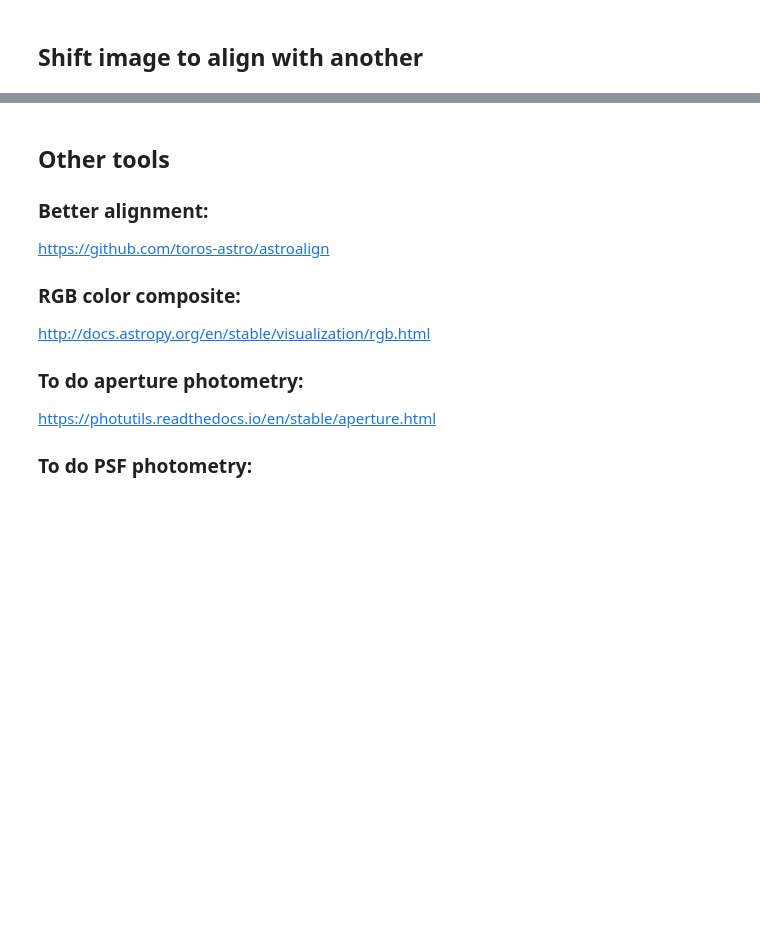
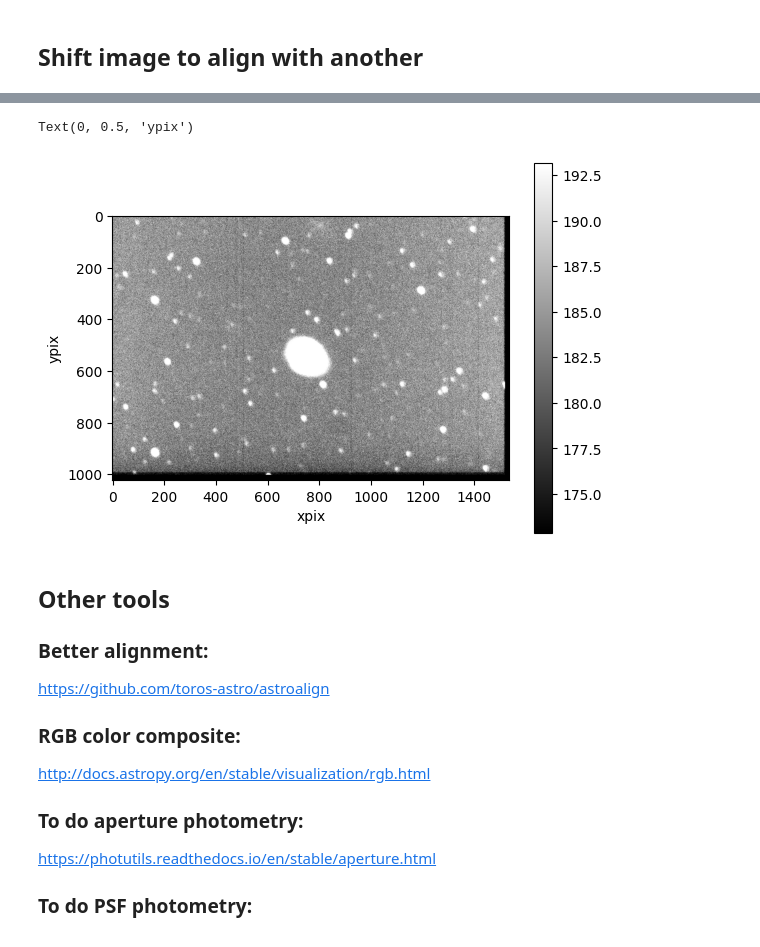
Before and after one commit to wisewizardofthestars/LA, a Jupyter notebook: IV-Image_Alignment.ipynb, the cells around one changed output, grey strips where cells are left out. Cells and saved outputs as stored; diff of their text form; code cells hidden in the pictures; blank space fills up the shorter version.

```diff
--- a/IV-Image_Alignment.ipynb
+++ b/IV-Image_Alignment.ipynb
@@ -73,3 +99,16 @@ fits.writeto(dir+'altair_Blue_shifted_2.fits',shiftdat,head2,overwrite=True)
+# %%
+aligned_images=[data1,shiftdat_blue,shiftdat_green]
+aligned = np.median(np.array(aligned_images), axis=0)
+
+lo,up = np.percentile(aligned,5),np.percentile(aligned,95)
+plt.figure()
+plt.imshow(aligned,cmap='gray',clim=(lo,up))
+plt.colorbar()
+plt.xlabel('xpix')
+plt.ylabel('ypix')
+# %% [output]
+Text(0, 0.5, 'ypix')
+[figure, added]
 # %% [markdown]
 ## Other tools
 
```
Also changed, not shown: parts of 15 cells of this notebook, 3 other files.
